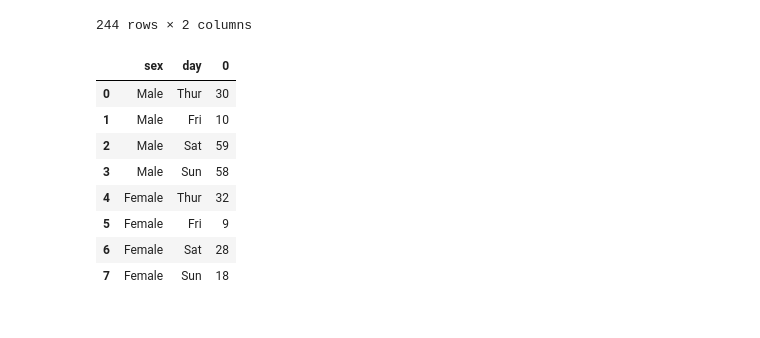
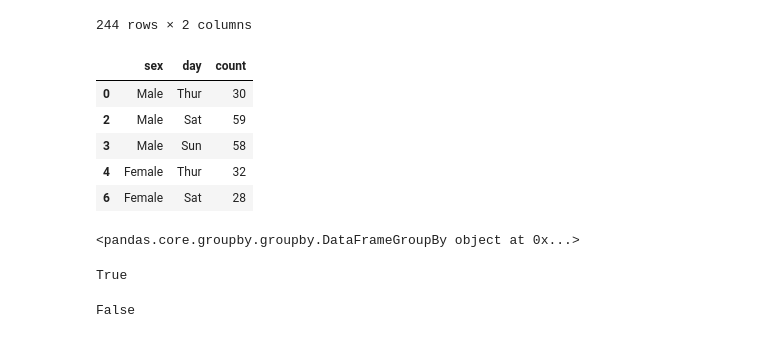
Before and after one commit to pstorozenko/ONPW2018-SI-adv, a Jupyter notebook: d3/03_pandas.ipynb, the cells around one changed output. Saved outputs shown, nothing was run; the diff lists cells and outputs as text; code cells hidden in the pictures.

```diff
--- a/d3/03_pandas.ipynb
+++ b/d3/03_pandas.ipynb
@@ -409,15 +409,16 @@ tips.loc[:,['tip','smoker']]
 | 242 | 1.75 | No |
 | 243 | 3.00 | No |
 244 rows × 2 columns
+# %%
+tips.groupby(['sex','day']).size().to_frame('count').reset_index().query('count > 20')
+# %% [output]
+|  | sex | day | count |
+| 0 | Male | Thur | 30 |
+| 2 | Male | Sat | 59 |
+| 3 | Male | Sun | 58 |
+| 4 | Female | Thur | 32 |
+| 6 | Female | Sat | 28 |
 # %%
-tips.groupby(['sex','day']).size().reset_index()
+tips.groupby(['sex','day'])
 # %% [output]
-|  | sex | day | 0 |
-| 0 | Male | Thur | 30 |
-| 1 | Male | Fri | 10 |
-| 2 | Male | Sat | 59 |
-| 3 | Male | Sun | 58 |
-| 4 | Female | Thur | 32 |
-| 5 | Female | Fri | 9 |
-| 6 | Female | Sat | 28 |
-| 7 | Female | Sun | 18 |
+<pandas.core.groupby.groupby.DataFrameGroupBy object at 0x...>
@@ -423,0 +427,8 @@ tips.groupby(['sex','day']).size().reset_index()
+# %%
+'Ala' in l
+# %% [output]
+True
+# %%
+'Stasiek' in l
+# %% [output]
+False
```
Also changed, not shown: parts of 1 cell of this notebook.
